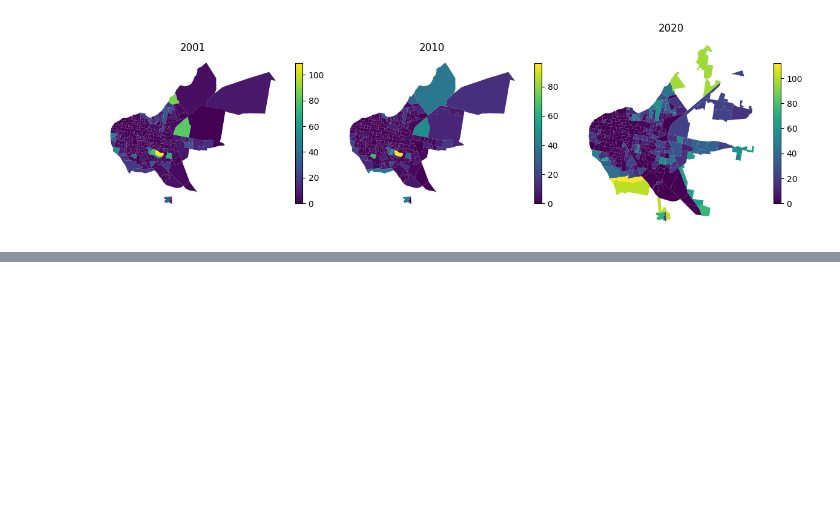
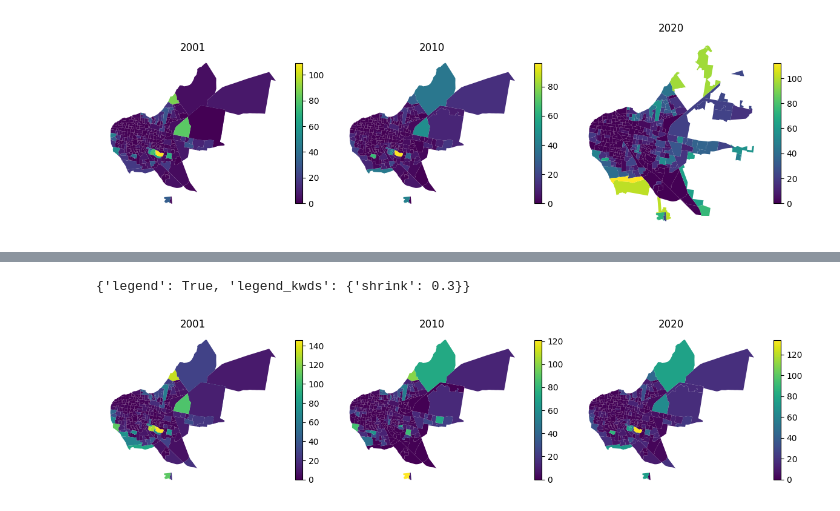
Before and after one commit to CEEU-lab/CENSAr, a Jupyter notebook: notebooks/02-tracts-distribution-corrientes.ipynb, the cells around one changed output, grey strips where cells are left out. Drawn from its saved outputs; the diff is of its cells as text; code cells hidden in the pictures; blank space fills up the shorter version.

```diff
--- a/notebooks/02-tracts-distribution-corrientes.ipynb
+++ b/notebooks/02-tracts-distribution-corrientes.ipynb
@@ -193,0 +178,10 @@ compare_chropleths(
+# %%
+from copy import deepcopy
+from CENSAr.aggregation import named_aggregation
+
+tipo_vivienda_agg_2001 = named_aggregation(
+    tipo_2001_geo, name="tipo vivienda particular"
+)
+tipo_vivienda_agg_2010 = named_aggregation(
+    tipo_2010_geo, name="tipo vivienda particular"
+)
@@ -193,0 +257,11 @@ compare_chropleths(
+# %%
+compare_chropleths(
+    tipo_vivienda_agg_2001,
+    tipo_vivienda_agg_2010,
+    tipo_vivienda_agg_2020,
+    column="informal",
+    titles=[2001, 2010, 2020],
+)
+# %% [output]
+{'legend': True, 'legend_kwds': {'shrink': 0.3}}
+[figure, added]
```
Also changed, not shown: parts of 12 cells of this notebook, 2 other files.
